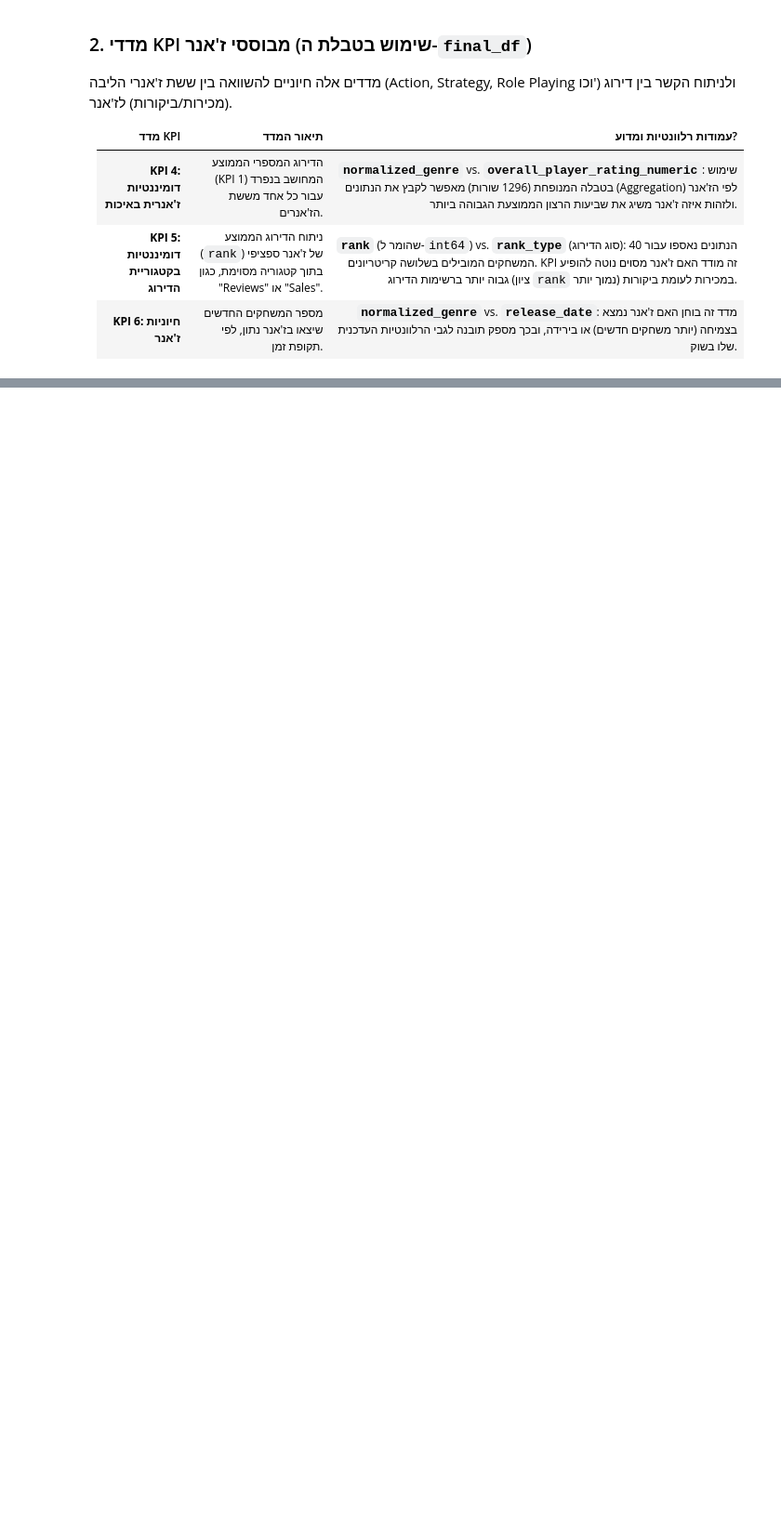
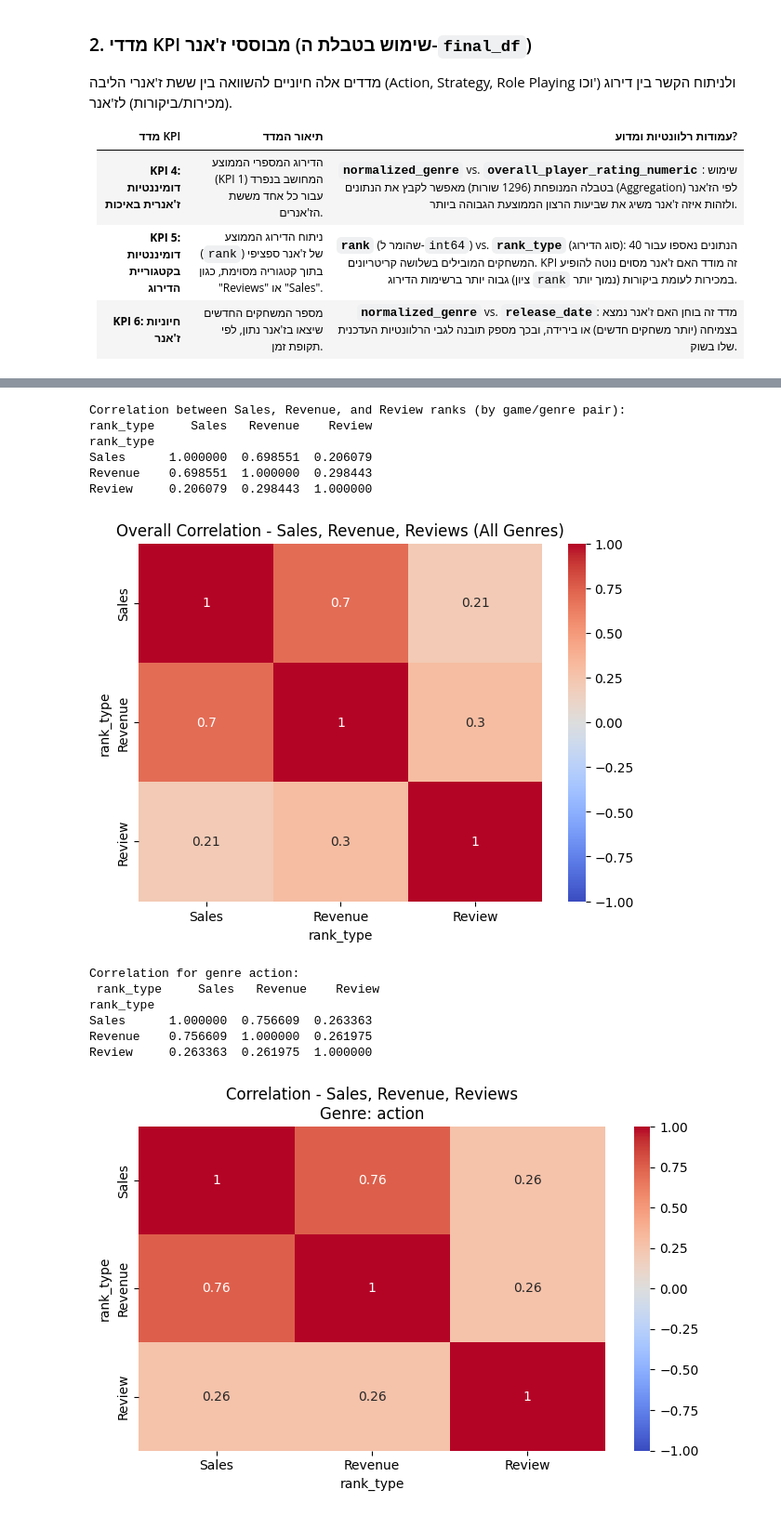
Before and after one commit to OfirBH/Steam_Final_Project, a Jupyter notebook: steam_final_project.ipynb, the cells around one changed output, grey strips where cells are left out. Shown at 93% size. Saved outputs shown, nothing was run; the diff lists cells and outputs as text; code cells hidden in the pictures; blank space fills up the shorter version.

```diff
--- a/steam_final_project.ipynb
+++ b/steam_final_project.ipynb
@@ -1547,0 +2073,59 @@ display(revenue_sorted_df)
+# %%
+# Re-calculate correlations between Sales, Revenue, and Review ranks
+# This time make sure 'Review' is utilized as a `rank_type` alongside 'Sales' and 'Revenue'
+
+# Step 1: Create pivot table so each (game_name, normalized_genre) has Sales, Revenue, Review columns as rank values
+pivot = (
+    final_df
+    .query("rank_type in ['Sales', 'Revenue', 'Review']")
+    .pivot_table(
+        index=['game_name', 'normalized_genre'],
+        columns='rank_type',
+        values='rank',
+        aggfunc='first'
+    )
+)
+
+# Step 2: Compute overall correlation between Sales/Revenue/Review ranks
+corr_cols = ['Sales', 'Revenue', 'Review']
+usable_cols = [col for col in corr_cols if col in pivot.columns and pivot[col].notnull().any()]
+if len(usable_cols) >= 2:
+    overall_corr = pivot[usable_cols].corr()
+    print("\nCorrelation between Sales, Revenue, and Review ranks (by game/genre pair):")
+    print(overall_corr)
+    plt.figure(figsize=(7,5))
+    sns.heatmap(overall_corr, annot=True, cmap='coolwarm', vmin=-1, vmax=1)
+    plt.title("Overall Correlation - Sales, Revenue, Reviews (All Genres)")
+    plt.show()
+else:
+    print("Not enough data to compute overall correlation.")
+
+# Change the plot title to be larger, and add the genre as a subtitle one line below
+for genre in final_df['normalized_genre'].unique():
+    pivot_g = pivot.loc[pivot.index.get_level_values('normalized_genre') == genre]
+    usable_cols_g = [col for col in corr_cols if col in pivot_g.columns and pivot_g[col].notnull().any()]
+    if len(usable_cols_g) >= 2 and len(pivot_g) > 2:
+        genre_corr = pivot_g[usable_cols_g].corr()
+        print(f"\nCorrelation for genre {genre}:\n", genre_corr)
+        plt.figure(figsize=(7,5))
+        sns.heatmap(genre_corr, annot=True, cmap='coolwarm', vmin=-1, vmax=1)
+        # Title: big, subtitle: genre, one line below
+        #plt.suptitle("Correlation of Sales, Revenue, Review Ranks", fontsize=15, y=1.05)
+        plt.title(f"Correlation - Sales, Revenue, Reviews\nGenre: {genre}")
+        plt.tight_layout(rect=[0, 0, 1, 0.93])
+        plt.show()
+# %% [output]
+Correlation between Sales, Revenue, and Review ranks (by game/genre pair):
+rank_type     Sales   Revenue    Review
+rank_type
+Sales      1.000000  0.698551  0.206079
+Revenue    0.698551  1.000000  0.298443
+Review     0.206079  0.298443  1.000000
+[figure, added]
+Correlation for genre action:
+ rank_type     Sales   Revenue    Review
+rank_type
+Sales      1.000000  0.756609  0.263363
+Revenue    0.756609  1.000000  0.261975
+Review     0.263363  0.261975  1.000000
+[figure, added]
```
Also changed, not shown: parts of 24 cells of this notebook.
